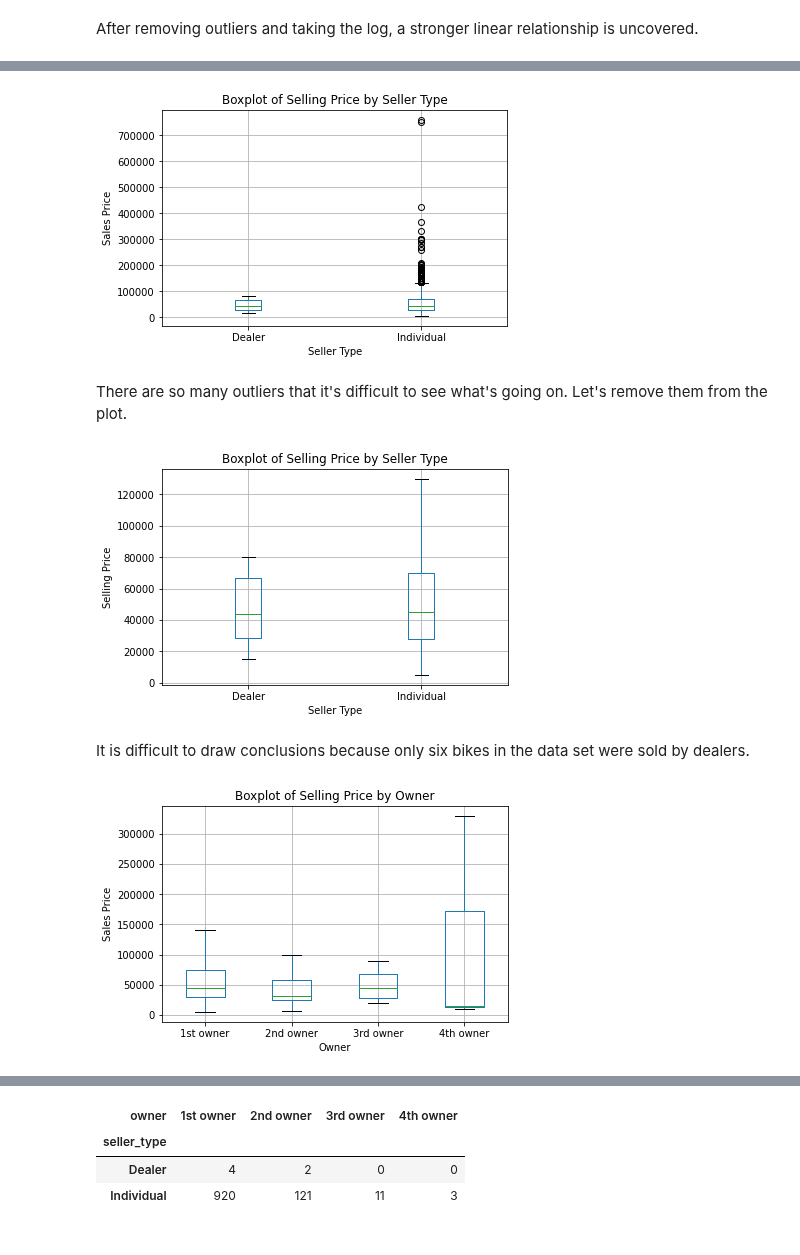
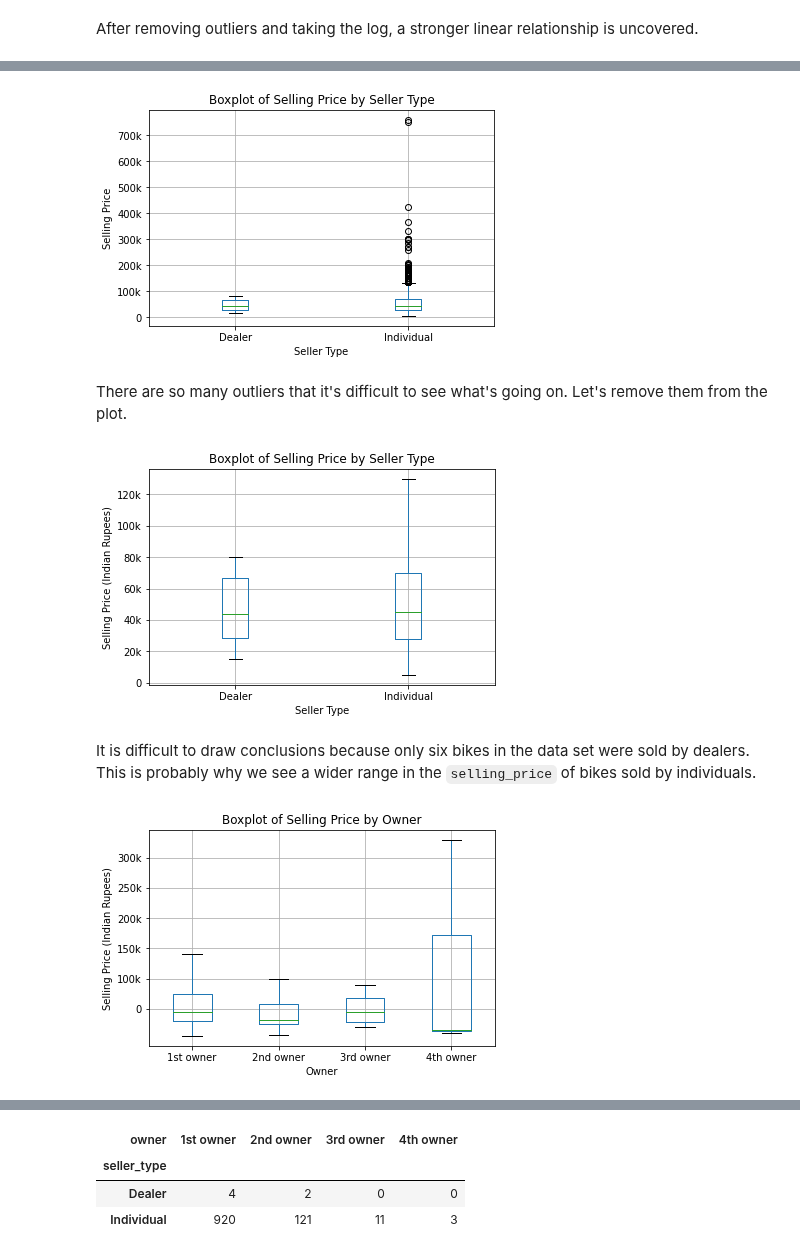
Before and after one commit to scimaksim/ST_590_Project1, a Jupyter notebook: Group_B_Project_1.ipynb, the cells around one changed output, grey strips where cells are left out. Cells and saved outputs as stored; diff of their text form; code cells hidden in the pictures.

```diff
--- a/Group_B_Project_1.ipynb
+++ b/Group_B_Project_1.ipynb
@@ -296,38 +306,45 @@ Box plots of *Selling Price* against the categorical variables *Seller Type* and
 # %%
-# Box plot of Selling Price by Seller Type
+# Create a box plot of selling_price by seller_type
 bike_data.boxplot(column = ["selling_price"],
                   by = "seller_type")
 plt.suptitle("")
 plt.title("Boxplot of Selling Price by Seller Type")
 plt.xlabel("Seller Type")
 plt.ylabel("Selling Price")
+plt.yticks(ticks = [0, 100000, 200000, 300000, 400000, 500000, 600000, 700000],
+           labels = ["0", "100k", "200k", "300k", "400k", "500k", "600k", "700k"])
 plt.show()
 # %% [output]
-[figure, old version]
+[figure, new version]
 # %% [markdown]
 There are so many outliers that it's difficult to see what's going on. Let's remove them from the plot.
 # %%
+# Remove outliers from the previous boxplot
 bike_data.boxplot(column = "selling_price",
                   by = "seller_type",
                   showfliers = False)
 plt.suptitle("")
 plt.title("Boxplot of Selling Price by Seller Type")
 plt.xlabel("Seller Type")
-plt.ylabel("Selling Price")
+plt.ylabel("Selling Price (Indian Rupees)")
+plt.yticks(ticks = [0, 20000, 40000, 60000, 80000, 100000, 120000],
+           labels = ["0", "20k", "40k", "60k", "80k", "100k", "120k"])
 plt.show()
 # %% [output]
-[figure, old version]
+[figure, new version]
 # %% [markdown]
-It is difficult to draw conclusions because only six bikes in the data set were sold by dealers.
+It is difficult to draw conclusions because only six bikes in the data set were sold by dealers. This is probably why we see a wider range in the `selling_price` of bikes sold by individuals.
 # %%
-# Boxplot of Selling Price by Owner
+# Create a boxplot of selling_price by owner
 bike_data.boxplot(column = "selling_price",
                   by = "owner",
                   showfliers = False)
 plt.suptitle("")
 plt.title("Boxplot of Selling Price by Owner")
 plt.xlabel("Owner")
-plt.ylabel("Sales Price")
+plt.ylabel("Selling Price (Indian Rupees)")
+plt.yticks(ticks = [50000, 100000, 150000, 200000, 250000, 300000],
+           labels = ["0", "100k", "150k", "200k", "250k", "300k"])
 plt.show()
 # %% [output]
-[figure, old version]
+[figure, new version]
```
Also changed, not shown: parts of 33 cells of this notebook.
